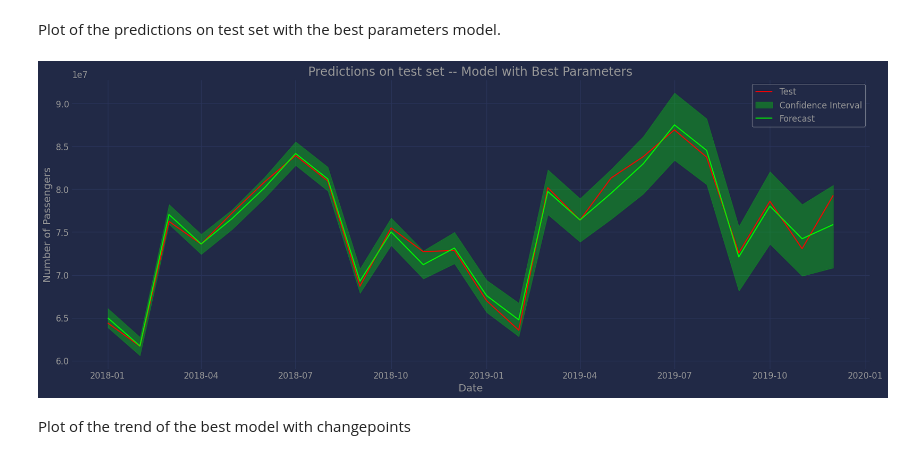
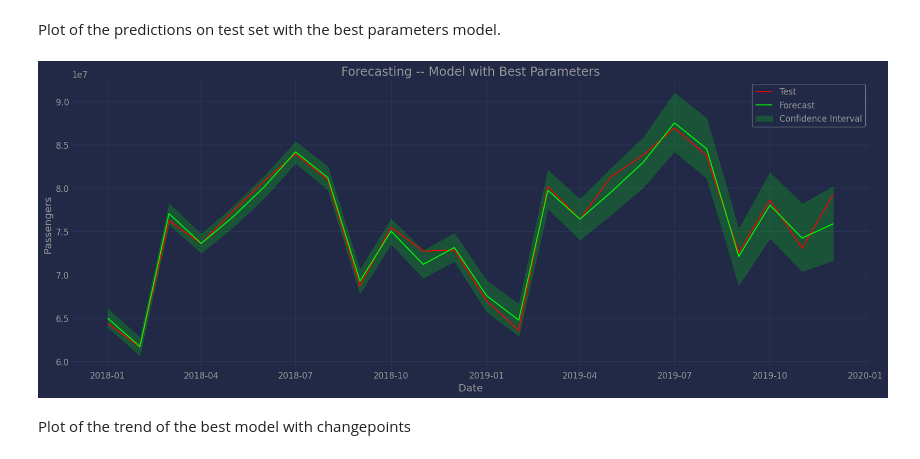
Before and after one commit to juanfran12345/TFG, a Jupyter notebook: notebooks/3. PROPHET SIN COVID.ipynb, the cells around one changed output. Cells and saved outputs as stored; diff of their text form; code cells hidden in the pictures.

```diff
--- a/notebooks/3. PROPHET SIN COVID.ipynb
+++ b/notebooks/3. PROPHET SIN COVID.ipynb
@@ -133,7 +138,8 @@ plt.show()
 # %% [markdown]
 Prophet expects the data to be formatted in a specific way. The model expects a column *ds* containing the dates and a column *y* containing the values we want to model/forecast.
 # %%
-train = train.rename(columns={'Date': 'ds', 'Pax': 'y'})
+train = train.rename(columns={"Date": "ds", "Pax": "y"})
+test = test.rename(columns={"Date": "ds", "Pax": "y"})
 # %%
 model = Prophet()
 
@@ -461,7 +470,13 @@ Fit and predict using the best parameters
 model_best = Prophet(**best_parameters)
 model_best.fit(train)
 
-future = model_best.make_future_dataframe(periods=24, freq='ME')
-future['ds'] = future['ds'] + pd.offsets.MonthBegin()
-future['cap'] = train['cap'].iloc[-1]
+future = model_best.make_future_dataframe(periods=24, freq="ME")
+future["ds"] = future["ds"] + pd.offsets.MonthBegin()
+future["cap"] = train["cap"].iloc[-1]
 forecast_best = model_best.predict(future)
+train[["yhat2", "yhat2_lower", "yhat2_upper"]] = (
+    forecast_best[["yhat", "yhat_lower", "yhat_upper"]].iloc[:180].values
+)
+test.loc[:, ["yhat2", "yhat2_lower", "yhat2_upper"]] = (
+    forecast_best[["yhat", "yhat_lower", "yhat_upper"]].iloc[-24:].values
+)
@@ -515,27 +535,31 @@ plt.show()
 # %% [markdown]
 Plot of the predictions on test set with the best parameters model.
 # %%
-plt.figure(figsize=(18,7))
+plt.figure(figsize=(18, 7))
+sns.lineplot(data=test, x="ds", y="y", label="Test", color="red")
+sns.lineplot(data=test, x="ds", y="yhat2", label="Forecast", color="lime")
+plt.fill_between(
+    test["ds"],
+    test["yhat2_lower"],
+    test["yhat2_upper"],
+    color="lime",
+    alpha=0.2,
+    label="Confidence Interval",
+)
 
-start_date = '2018-01-01'
-end_date = '2019-12-01'
-train_filtered = train[(train['ds'] >= start_date) & (train['ds'] <= end_date)]
-test_filtered = test[(test['Date'] >= start_date) & (test['Date'] <= end_date)]
-forecast_filtered = forecast_best[(forecast_best['ds'] >= start_date) & (forecast_best['ds'] <= end_date)]
-sns.lineplot(data=test_filtered, x='Date', y='Pax', label='Test', color='red')
-plt.fill_between(forecast_filtered['ds'],
-                 forecast_filtered['yhat_lower'],
-                 forecast_filtered['yhat_upper'],
-                 color='lime', alpha=0.3, label='Confidence Interval')
-sns.lineplot(data=forecast_filtered, x='ds', y='yhat', label='Forecast', color='lime')
-plt.title('Predictions on test set -- Model with Best Parameters')
-plt.xlabel('Date')
-plt.ylabel('Number of Passengers')
+plt.title("Forecasting -- Model with Best Parameters")
+plt.xlabel("Date")
+plt.ylabel("Passengers")
 plt.grid(True)
-plt.savefig("../graphics/predictions_on_test_set_best_params.png", dpi=300, bbox_inches="tight")
+plt.legend()
+plt.savefig(
+    "../graphics/Prophet_sin_covid/predictions_on_test_set_best_params.png",
+    dpi=300,
+    bbox_inches="tight",
+)
 plt.show()
 # %% [output]
-[figure, old version]
+[figure, new version]
 # %% [markdown]
 Plot of the trend of the best model with changepoints
 # %%
```
Also changed, not shown: parts of 36 cells of this notebook, 3 other files.
